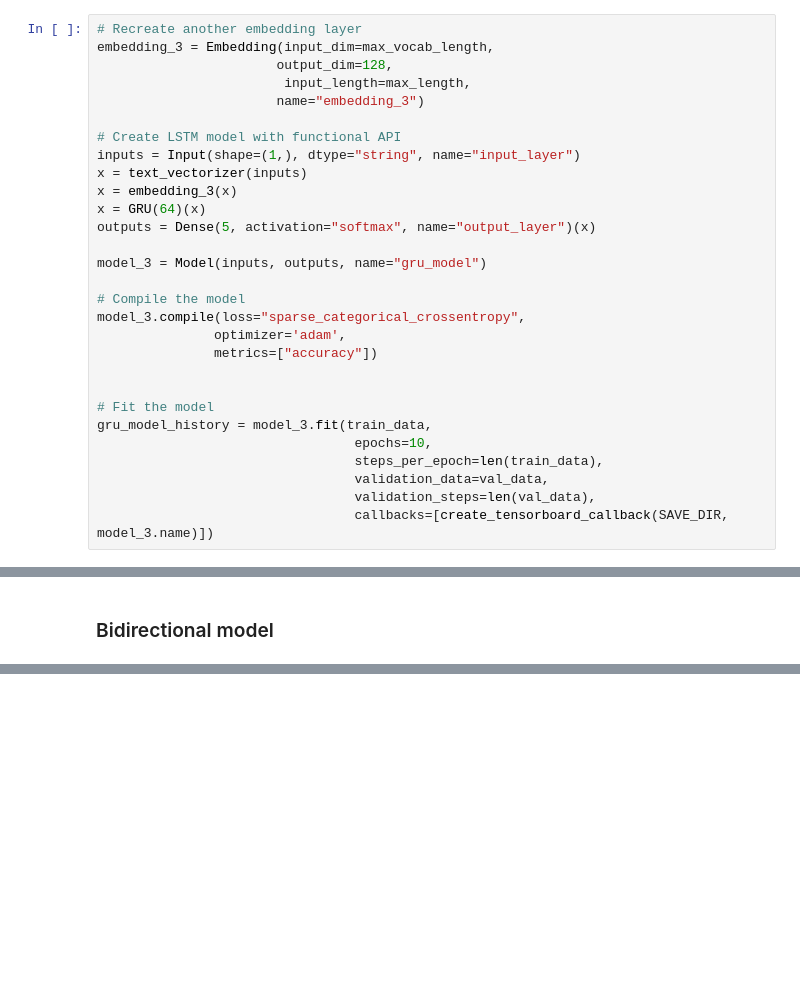
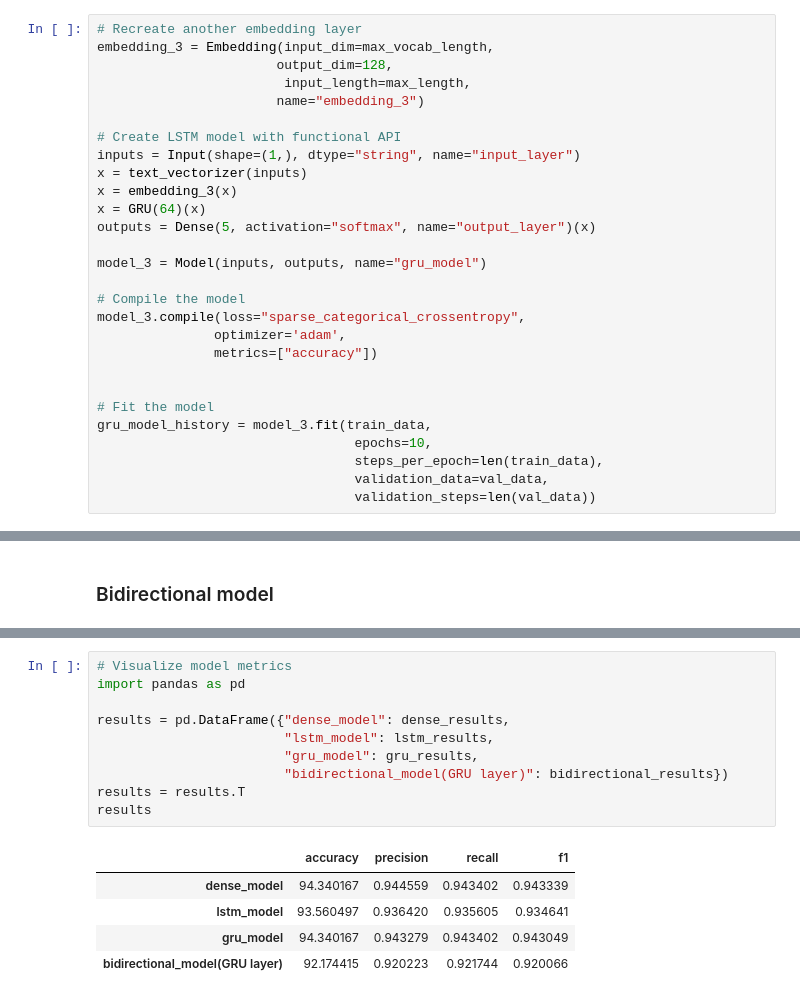
Before and after one commit to amulyaprasanth/telugu-news-classification, a Jupyter notebook: telugu_news.ipynb, the cells around one changed output, grey strips where cells are left out. Cells and saved outputs as stored; diff of their text form; blank space fills up the shorter version.

```diff
--- a/telugu_news.ipynb
+++ b/telugu_news.ipynb
@@ -466,6 +444,5 @@ gru_model_history = model_3.fit(train_data,
                                  epochs=10,
                                  steps_per_epoch=len(train_data),
                                  validation_data=val_data,
-                                 validation_steps=len(val_data),
-                                 callbacks=[create_tensorboard_callback(SAVE_DIR, model_3.name)])
+                                 validation_steps=len(val_data))
 # %% [output]
@@ -565,0 +548,16 @@ model_4.evaluate(test_data)
+# %%
+# Visualize model metrics
+import pandas as pd
+
+results = pd.DataFrame({"dense_model": dense_results,
+                        "lstm_model": lstm_results,
+                        "gru_model": gru_results,
+                        "bidirectional_model(GRU layer)": bidirectional_results})
+results = results.T
+results
+# %% [output]
+|  | accuracy | precision | recall | f1 |
+| dense_model | 94.340167 | 0.944559 | 0.943402 | 0.943339 |
+| lstm_model | 93.560497 | 0.936420 | 0.935605 | 0.934641 |
+| gru_model | 94.340167 | 0.943279 | 0.943402 | 0.943049 |
+| bidirectional_model(GRU layer) | 92.174415 | 0.920223 | 0.921744 | 0.920066 |
```
Also changed, not shown: parts of 29 cells of this notebook.
